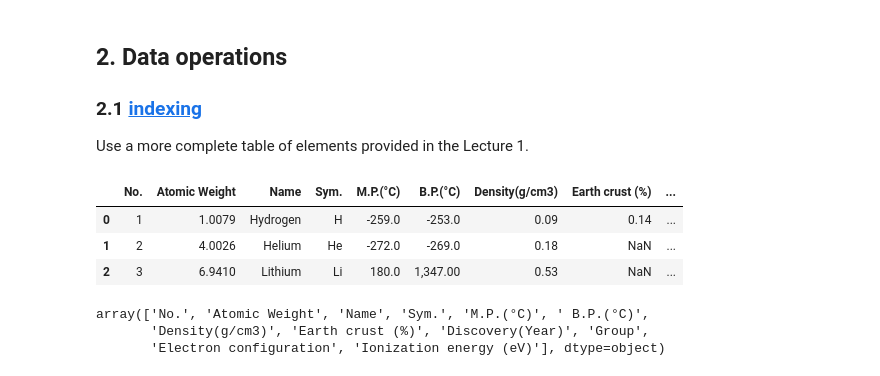
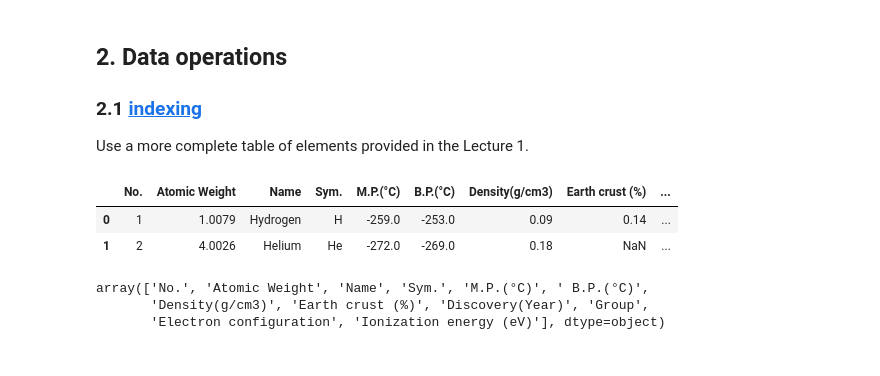
Before and after one commit to Sutton-Research-Lab/Python_workshop_2022, a Jupyter notebook: materials/Day_03/Day_03_Tabular_Operations.ipynb, the cells around one changed output. Cells and saved outputs as stored; diff of their text form; code cells hidden in the pictures.

```diff
--- a/materials/Day_03/Day_03_Tabular_Operations.ipynb
+++ b/materials/Day_03/Day_03_Tabular_Operations.ipynb
@@ -66,12 +68,11 @@ Use a more complete table of elements provided in the Lecture 1.
 # %%
 df = pd.read_table('.\\tableofelements.txt', sep='\t', index_col=1).reset_index().drop('index', 1)
 # %%
-df.head(3)
+df.head(2)
 # %% [output]
 |  | No. | Atomic Weight | Name | Sym. | M.P.(°C) | B.P.(°C) | Density(g/cm3) | Earth crust (%) | ... |
 | 0 | 1 | 1.0079 | Hydrogen | H | -259.0 | -253.0 | 0.09 | 0.14 | ... |
 | 1 | 2 | 4.0026 | Helium | He | -272.0 | -269.0 | 0.18 | NaN | ... |
-| 2 | 3 | 6.9410 | Lithium | Li | 180.0 | 1,347.00 | 0.53 | NaN | ... |
 # %%
 df.columns.values
 # %% [output]
```
Also changed, not shown: parts of 5 cells of this notebook.
